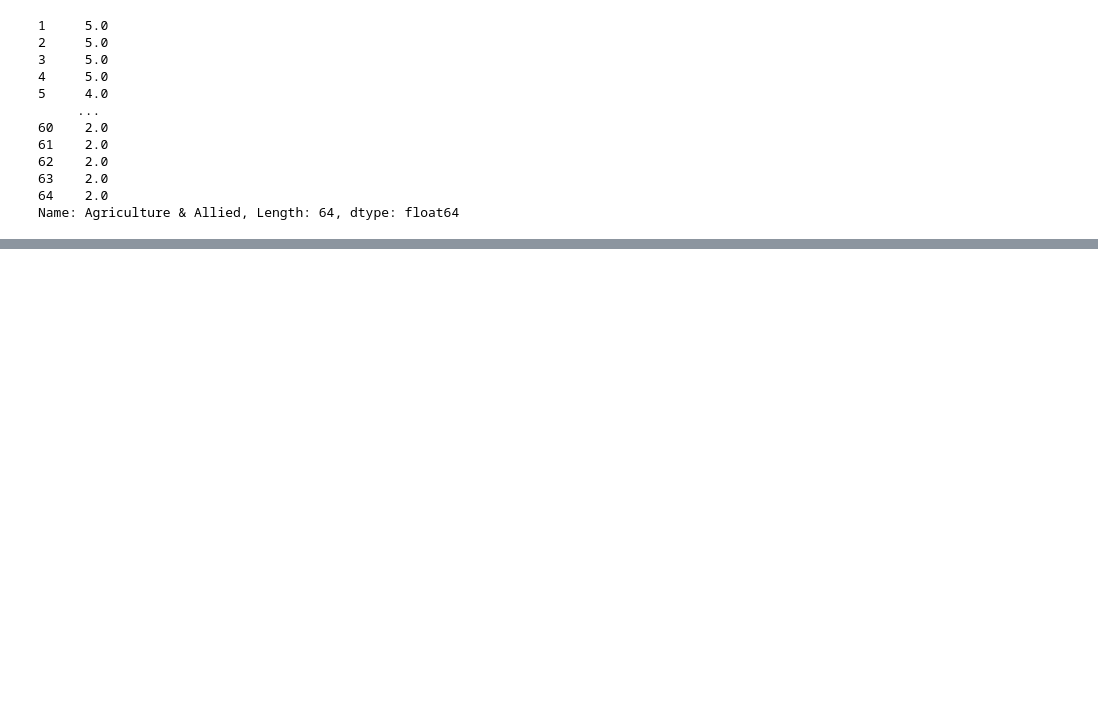
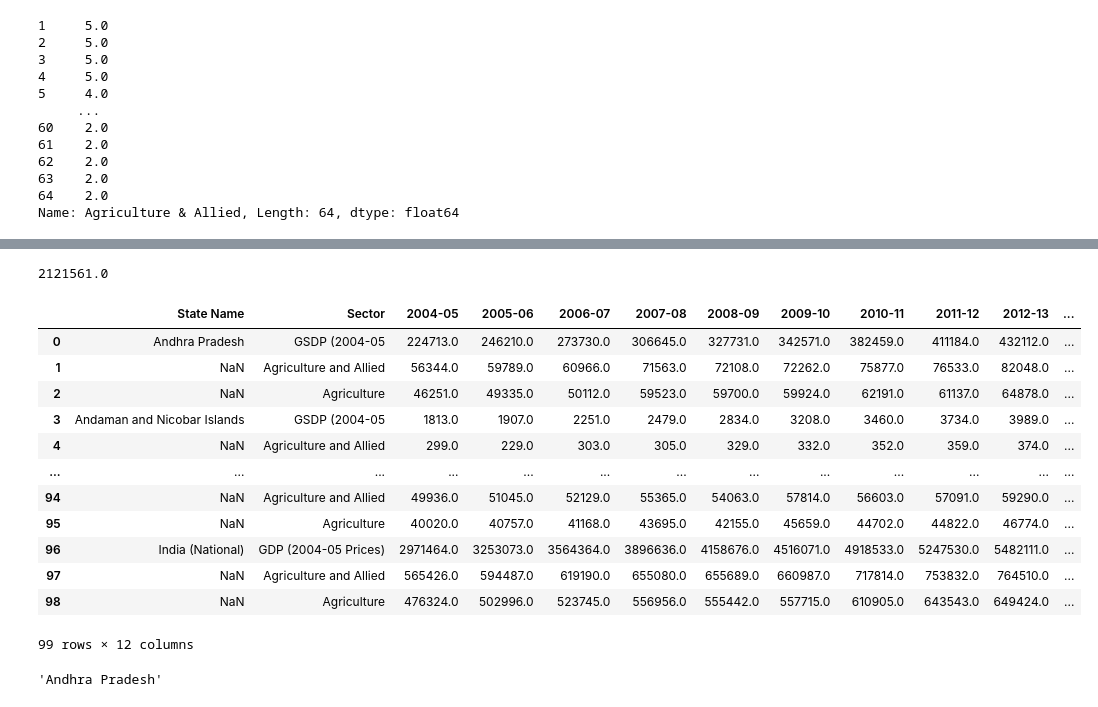
Before and after one commit to zubairabid/Semester5, a Jupyter notebook: History/Project/code/Untitled.ipynb, the cells around one changed output, grey strips where cells are left out. Saved outputs shown, nothing was run; the diff lists cells and outputs as text; code cells hidden in the pictures; blank space fills up the shorter version.

```diff
--- a/History/Project/code/Untitled.ipynb
+++ b/History/Project/code/Untitled.ipynb
@@ -96,0 +97,4 @@ plt.savefig('gdpf.png')
+# %%
+xls = pd.ExcelFile("../data/table_66_2.xlsx")
+sheetX = xls.parse(0)
+sheetX.tail(10)
@@ -96,0 +113,31 @@ plt.savefig('gdpf.png')
+# %%
+sheetX.iloc[227,5]
+# %% [output]
+2121561.0
+# %%
+sheetX = sheetX[sheetX.Sector != 'Industry']
+sheetX = sheetX[sheetX.Sector != 'Mining and Quarrying']
+sheetX = sheetX[sheetX.Sector != 'Mining & Quarrying']
+sheetX = sheetX[sheetX.Sector != 'Manufacturing']
+sheetX = sheetX[sheetX.Sector != 'Services']
+sheetX = sheetX.reset_index(drop=True)
+sheetX
+# sheetX[(sheetX.Sector != 'Industry') and (sheetX.Sector != 'Mining and Quarrying') and (sheetX.Sector != 'Manufacturing') and (sheetX.Sector != 'Services')]
+# %% [output]
+|  | State Name | Sector | 2004-05 | 2005-06 | 2006-07 | 2007-08 | 2008-09 | 2009-10 | 2010-11 | 2011-12 | 2012-13 | ... |
+| 0 | Andhra Pradesh | GSDP (2004-05 | 224713.0 | 246210.0 | 273730.0 | 306645.0 | 327731.0 | 342571.0 | 382459.0 | 411184.0 | 432112.0 | ... |
+| 1 | NaN | Agriculture and Allied | 56344.0 | 59789.0 | 60966.0 | 71563.0 | 72108.0 | 72262.0 | 75877.0 | 76533.0 | 82048.0 | ... |
+| 2 | NaN | Agriculture | 46251.0 | 49335.0 | 50112.0 | 59523.0 | 59700.0 | 59924.0 | 62191.0 | 61137.0 | 64878.0 | ... |
+| 3 | Andaman and Nicobar Islands | GSDP (2004-05 | 1813.0 | 1907.0 | 2251.0 | 2479.0 | 2834.0 | 3208.0 | 3460.0 | 3734.0 | 3989.0 | ... |
+| 4 | NaN | Agriculture and Allied | 299.0 | 229.0 | 303.0 | 305.0 | 329.0 | 332.0 | 352.0 | 359.0 | 374.0 | ... |
+| ... | ... | ... | ... | ... | ... | ... | ... | ... | ... | ... | ... | ... |
+| 94 | NaN | Agriculture and Allied | 49936.0 | 51045.0 | 52129.0 | 55365.0 | 54063.0 | 57814.0 | 56603.0 | 57091.0 | 59290.0 | ... |
+| 95 | NaN | Agriculture | 40020.0 | 40757.0 | 41168.0 | 43695.0 | 42155.0 | 45659.0 | 44702.0 | 44822.0 | 46774.0 | ... |
+| 96 | India (National) | GDP (2004-05 Prices) | 2971464.0 | 3253073.0 | 3564364.0 | 3896636.0 | 4158676.0 | 4516071.0 | 4918533.0 | 5247530.0 | 5482111.0 | ... |
+| 97 | NaN | Agriculture and Allied | 565426.0 | 594487.0 | 619190.0 | 655080.0 | 655689.0 | 660987.0 | 717814.0 | 753832.0 | 764510.0 | ... |
+| 98 | NaN | Agriculture | 476324.0 | 502996.0 | 523745.0 | 556956.0 | 555442.0 | 557715.0 | 610905.0 | 643543.0 | 649424.0 | ... |
+99 rows × 12 columns
+# %%
+sheetX.iloc[0,0]
+# %% [output]
+'Andhra Pradesh'
```
Also changed, not shown: parts of 17 cells of this notebook, 9 other files.
